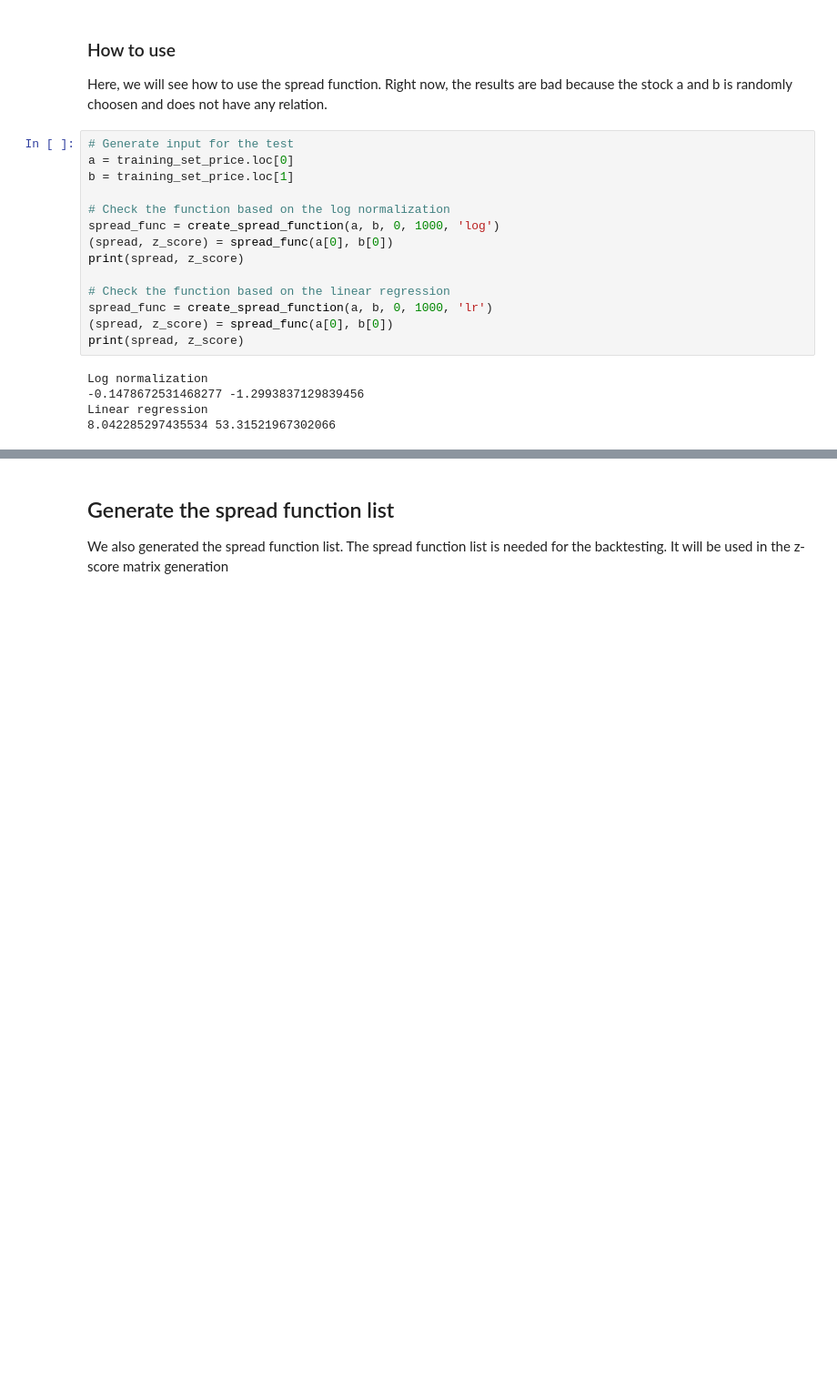
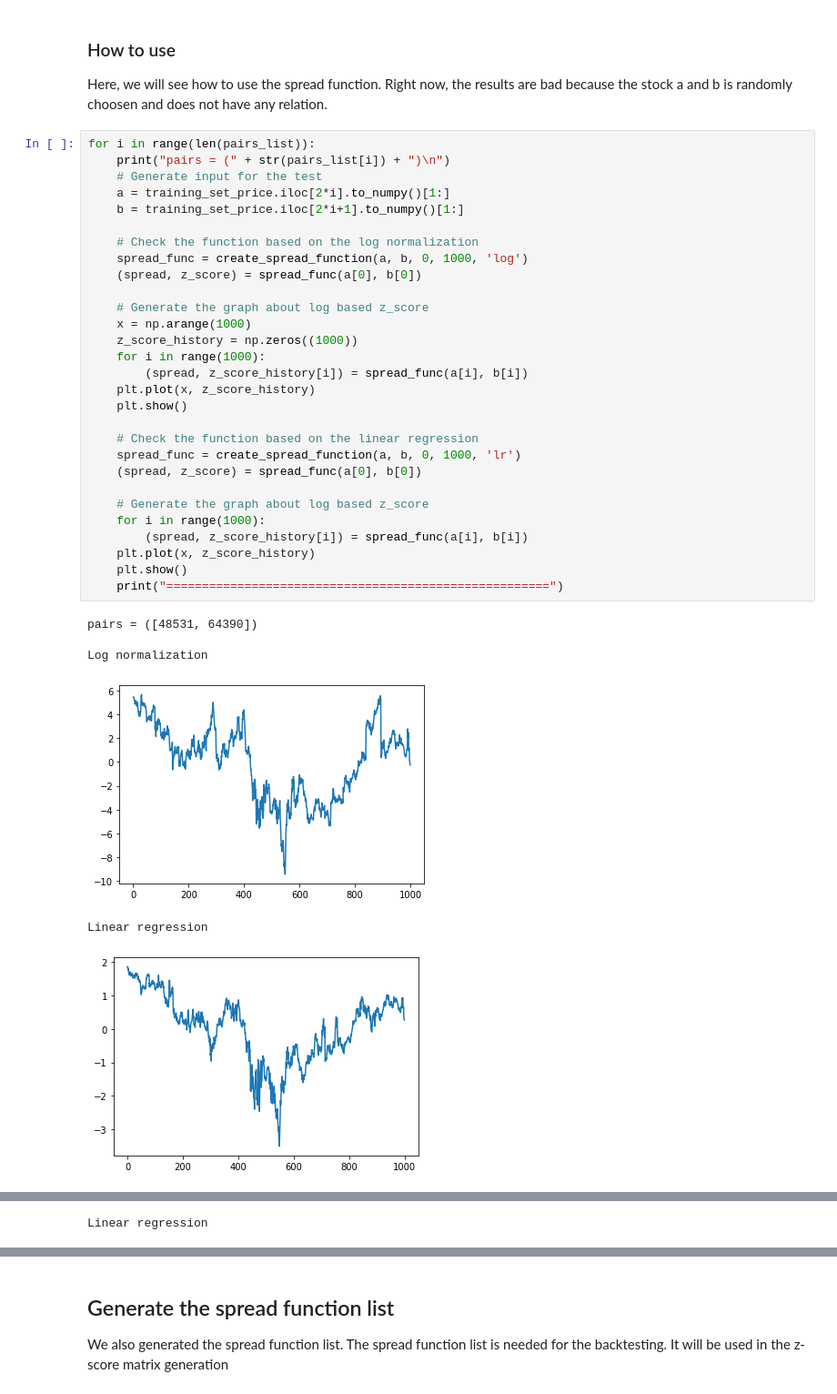
Before and after one commit to daehkim/pair-trading, a Jupyter notebook: tradingStrategy.ipynb, the cells around one changed output, grey strips where cells are left out. Shown at 91% size. Drawn from its saved outputs; the diff is of its cells as text; blank space fills up the shorter version.

```diff
--- a/tradingStrategy.ipynb
+++ b/tradingStrategy.ipynb
@@ -126,21 +200,38 @@ def create_spread_function(a, b, start_t, end_t, alg='log'):
 Here, we will see how to use the spread function.
 Right now, the results are bad because the stock a and b is randomly choosen and does not have any relation.
 # %%
-# Generate input for the test
-a = training_set_price.loc[0]
-b = training_set_price.loc[1]
+for i in range(len(pairs_list)):
+    print("pairs = (" + str(pairs_list[i]) + ")\n")
+    # Generate input for the test
+    a = training_set_price.iloc[2*i].to_numpy()[1:]
+    b = training_set_price.iloc[2*i+1].to_numpy()[1:]
 
-# Check the function based on the log normalization
-spread_func = create_spread_function(a, b, 0, 1000, 'log')
-(spread, z_score) = spread_func(a[0], b[0])
-print(spread, z_score)
+    # Check the function based on the log normalization
+    spread_func = create_spread_function(a, b, 0, 1000, 'log')
+    (spread, z_score) = spread_func(a[0], b[0])
 
-# Check the function based on the linear regression
-spread_func = create_spread_function(a, b, 0, 1000, 'lr')
-(spread, z_score) = spread_func(a[0], b[0])
-print(spread, z_score)
+    # Generate the graph about log based z_score
+    x = np.arange(1000)
+    z_score_history = np.zeros((1000))
+    for i in range(1000):
+        (spread, z_score_history[i]) = spread_func(a[i], b[i])
+    plt.plot(x, z_score_history)
+    plt.show()
+
+    # Check the function based on the linear regression
+    spread_func = create_spread_function(a, b, 0, 1000, 'lr')
+    (spread, z_score) = spread_func(a[0], b[0])
+
+    # Generate the graph about log based z_score
+    for i in range(1000):
+        (spread, z_score_history[i]) = spread_func(a[i], b[i])
+    plt.plot(x, z_score_history)
+    plt.show()
+    print("======================================================")
 # %% [output]
+pairs = ([48531, 64390])
+
 Log normalization
--0.1478672531468277 -1.2993837129839456
-Linear regression
-8.042285297435534 53.31521967302066
+[figure, added]
+Linear regression
+[figure, added]
@@ -146,0 +243 @@ Linear regression
+Linear regression
```
Also changed, not shown: parts of 7 cells of this notebook.
